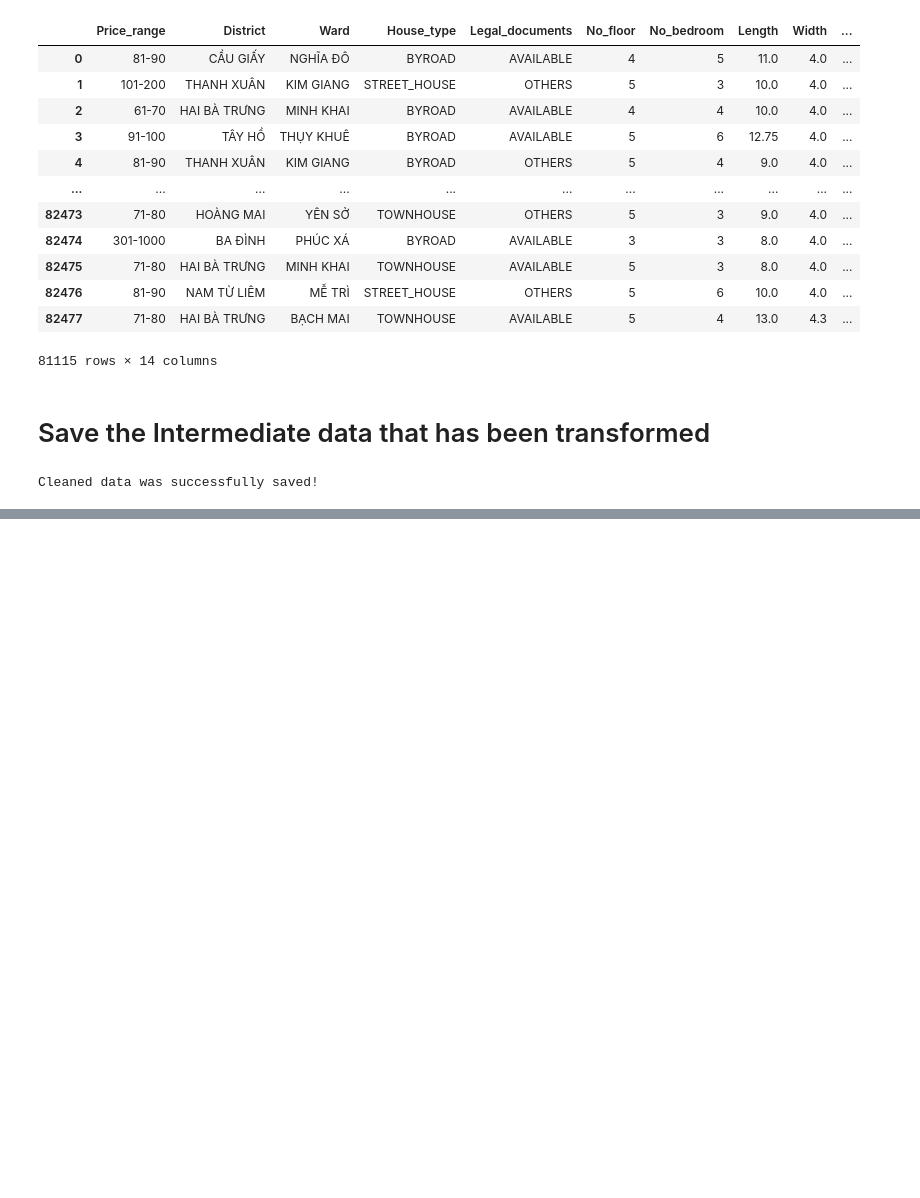
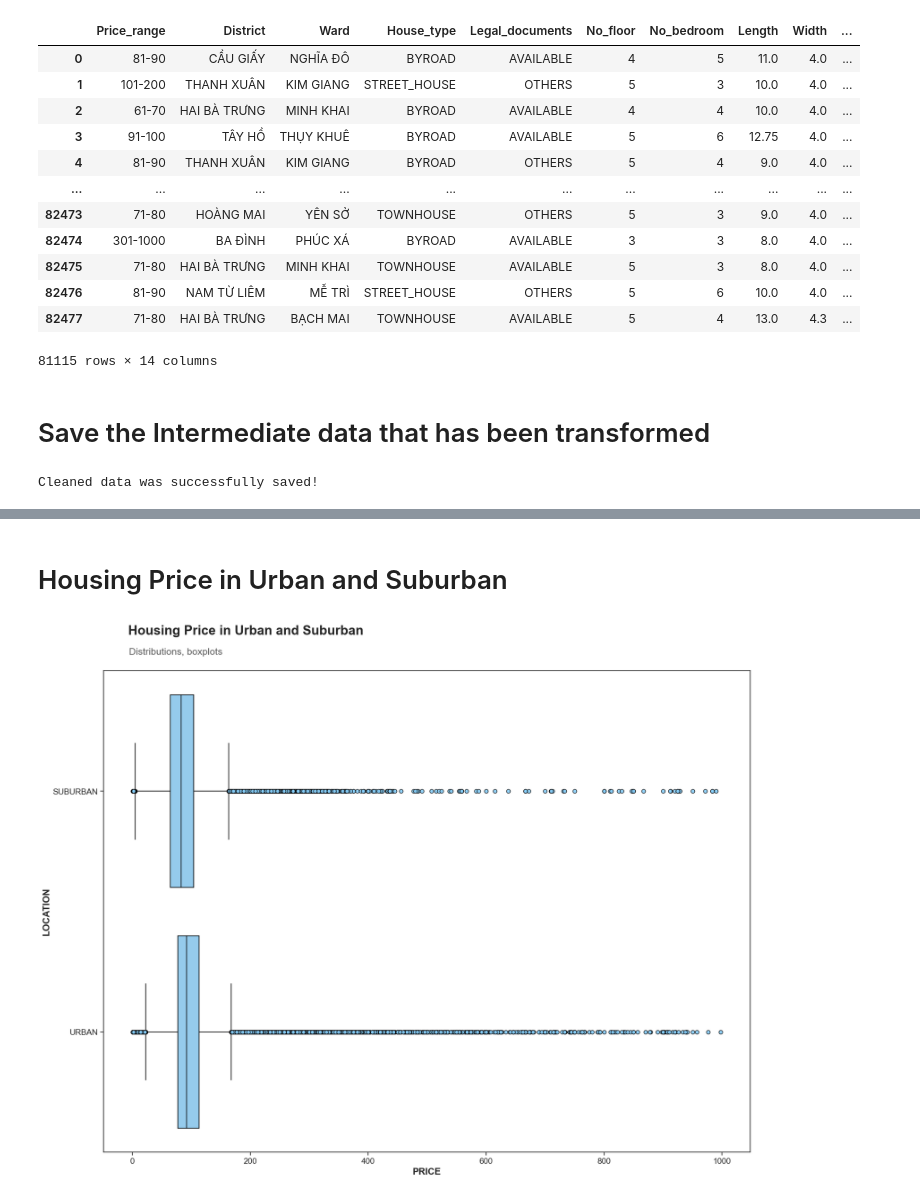
Before and after one commit to phoherozombie/HousePredictionPrice, a Jupyter notebook: notebooks/housePrediction.ipynb, the cells around one changed output, grey strips where cells are left out. Saved outputs shown, nothing was run; the diff lists cells and outputs as text; code cells hidden in the pictures; blank space fills up the shorter version.

```diff
--- a/notebooks/housePrediction.ipynb
+++ b/notebooks/housePrediction.ipynb
@@ -1293,0 +1415,18 @@ Cleaned data was successfully saved!
+# %%
+PROPS = {
+    'boxprops':{'edgecolor':'black'},
+    'medianprops':{'color':'black'},
+    'whiskerprops':{'color':'black'},
+    'capprops':{'color':'black'}
+}
+def plot_box(dataset, x, y, xlabel, ylabel, title, subtitle, color, title_position, subtitle_position, order=None):
+    ax = sns.boxplot(data = dataset, y = y, x = x, order = order,
+                 linewidth = 1.2, color = color, **PROPS,
+                 flierprops = dict(marker = 'o', markeredgecolor = 'black', markersize = 6.5, linestyle = 'none', markerfacecolor = color, alpha = 0.9))
+
+    plt.xlabel(xlabel, fontweight = 'bold', fontsize = 16)
+    plt.ylabel(ylabel, fontweight = 'bold', fontsize = 16)
+    ax.tick_params(labelsize = 14)
+    ax.text(x = title_position, y = 1.07, s = title, fontsize = 22.5, weight = 'bold', ha = 'center', va = 'bottom', transform = ax.transAxes)
+    ax.text(x = subtitle_position, y = 1.03, s = subtitle, fontsize = 16.5, alpha = 0.75, ha = 'center', va = 'bottom', transform = ax.transAxes)
+    plt.show()
@@ -1293,0 +1467,7 @@ Cleaned data was successfully saved!
+# %% [markdown]
+# Housing Price in Urban and Suburban
+# %%
+plot_box(df, x = "Price", y = "Region", xlabel = 'PRICE', ylabel = "LOCATION", title = "Housing Price in Urban and Suburban",
+         subtitle = "Distributions, boxplots", color = "lightskyblue", title_position = 0.22, subtitle_position = 0.112)
+# %% [output]
+[figure, added]
```
Also changed, not shown: parts of 75 cells of this notebook.
